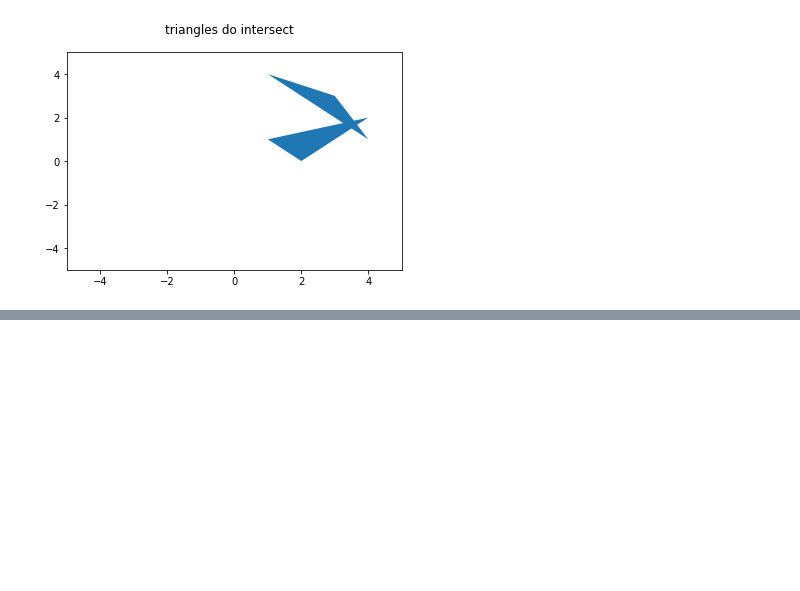
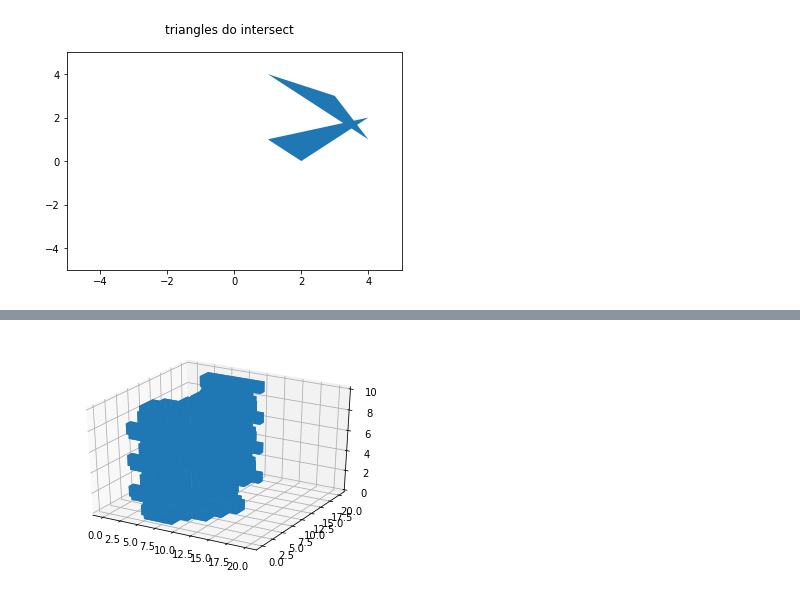
Before and after one commit to jhultman/Robotics, a Jupyter notebook: piano-mover/piano.ipynb, the cells around one changed output, grey strips where cells are left out. Cells and saved outputs as stored; diff of their text form; code cells hidden in the pictures; blank space fills up the shorter version.

```diff
--- a/piano-mover/piano.ipynb
+++ b/piano-mover/piano.ipynb
@@ -142,0 +152,7 @@ False
+# %%
+fig = plt.figure()
+ax = fig.gca(projection='3d')
+ax.voxels(cspace)
+plt.show()
+# %% [output]
+[figure, added]
```
Also changed, not shown: parts of 8 cells of this notebook, 2 other files.
